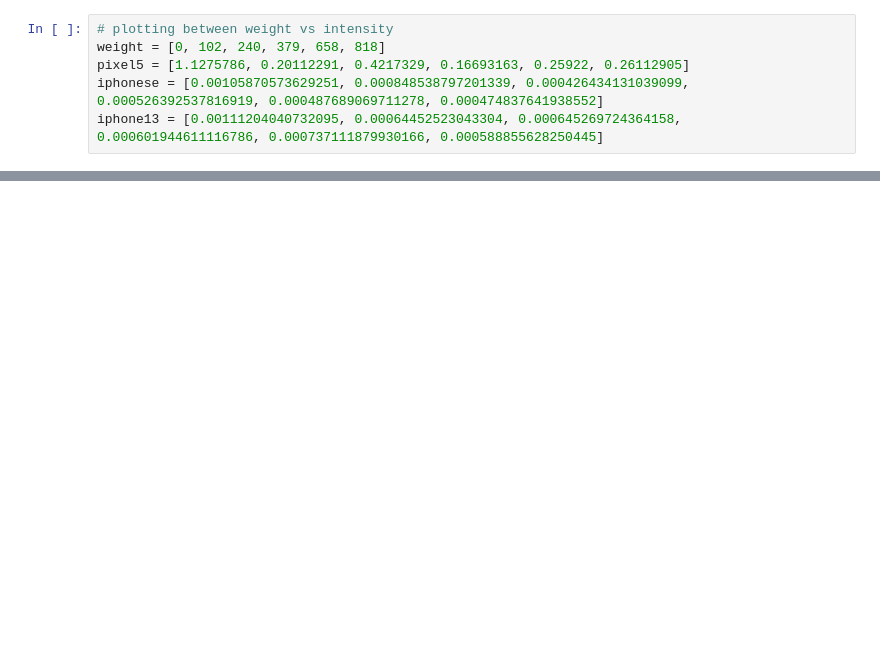
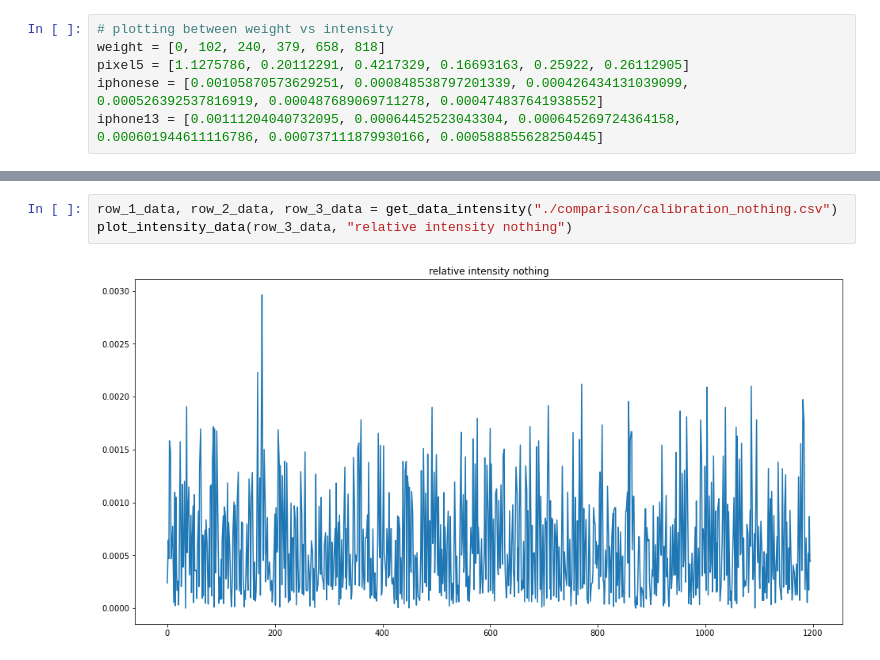
Before and after one commit to pat266/Motif, a Jupyter notebook: experiments/experiment-data/graph.ipynb, the cells around one changed output, grey strips where cells are left out. Saved outputs shown, nothing was run; the diff lists cells and outputs as text; blank space fills up the shorter version.

```diff
--- a/experiments/experiment-data/graph.ipynb
+++ b/experiments/experiment-data/graph.ipynb
@@ -132,0 +132,5 @@ plot_intensity_data(row_3_data, "relative intensity array")
+# %%
+row_1_data, row_2_data, row_3_data = get_data_intensity("./comparison/calibration_nothing.csv")
+plot_intensity_data(row_3_data, "relative intensity nothing")
+# %% [output]
+[figure, added]
```
Also changed, not shown: parts of 9 cells of this notebook, 9 other files.
